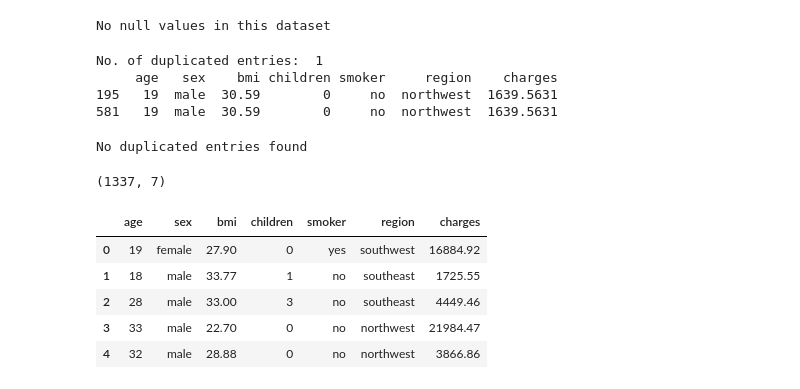
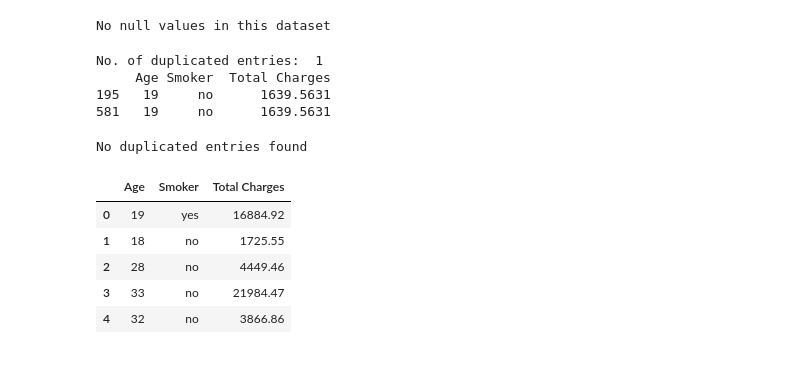
Before and after one commit to ubco-W2022T1-cosc301/project-group21, a Jupyter notebook: notebooks/analysis3a.ipynb, the cells around one changed output. Drawn from its saved outputs; the diff is of its cells as text; code cells hidden in the pictures.

```diff
--- a/notebooks/analysis3a.ipynb
+++ b/notebooks/analysis3a.ipynb
@@ -76,0 +88,5 @@ plt.yticks(rotation=0);
+# %%
+# I am only interested in the variables 'smoker', 'age', and 'charges' so I will be removing the other columns.
+dfNew = dfMain.drop(columns=['sex', 'bmi', 'children', 'region'])
+dfNew.rename(columns = {'age':'Age', 'smoker':'Smoker','charges':'Total Charges'}, inplace = True)
+dfNew
@@ -77,10 +127,7 @@ plt.yticks(rotation=0);
 # %%
 # set categorical data
-dfMain['sex'] = dfMain['sex'].astype('category')
-dfMain['children'] = dfMain['children'].astype('category')
-dfMain['smoker'] = dfMain['smoker'].astype('category')
-dfMain['region'] = dfMain['region'].astype('category')
-dfMain.info()
+dfNew['Smoker'] = dfNew['Smoker'].astype('category')
+dfNew.info()
 # %% [output]
 <class 'pandas.core.frame.DataFrame'>
 RangeIndex: 1338 entries, 0 to 1337
@@ -129,9 +154,9 @@ else:
 No null values in this dataset
 # %%
 # generate count statistics of duplicate entries
-if len(dfMain[dfMain.duplicated()]) > 0:
-    print("No. of duplicated entries: ", len(dfMain[dfMain.duplicated()]))
-    print(dfMain[dfMain.duplicated(keep=False)].sort_values(by=list(dfMain.columns)))
+if len(dfNew[dfNew.duplicated()]) > 0:
+    print("No. of duplicated entries: ", len(dfNew[dfNew.duplicated()]))
+    print(dfNew[dfNew.duplicated(keep=False)].sort_values(by=list(dfNew.columns)))
 else:
     print("No duplicated entries found")
 
@@ -141,9 +166,9 @@ else:
 # 581   19  male  30.59        0     no  northwest  1639.5631
 # %% [output]
 No. of duplicated entries:  1
-     age   sex    bmi children smoker     region    charges
-195   19  male  30.59        0     no  northwest  1639.5631
-581   19  male  30.59        0     no  northwest  1639.5631
+     Age Smoker  Total Charges
+195   19     no      1639.5631
+581   19     no      1639.5631
 # %%
 dfMain.drop_duplicates(inplace=True)
 
@@ -156,20 +181,14 @@ else:
 # Now there are no more duplicate entries.
 # %% [output]
 No duplicated entries found
-# %%
-dfMain.shape
-# Because of that one row of duplicate values being dropped, the new total number of rows are 1337.
-# %% [output]
-(1337, 7)
 # %%
 # Next, I will round all of my float point values to 2 decimal places for simplicity.
-dfMain['bmi'] = dfMain['bmi'].round(decimals = 2)
-dfMain['charges'] = dfMain['charges'].round(decimals = 2)
-dfMain.head()
+dfNew['Total Charges'] = dfNew['Total Charges'].round(decimals = 2)
+dfNew.head()
 # %% [output]
-|  | age | sex | bmi | children | smoker | region | charges |
-| 0 | 19 | female | 27.90 | 0 | yes | southwest | 16884.92 |
-| 1 | 18 | male | 33.77 | 1 | no | southeast | 1725.55 |
-| 2 | 28 | male | 33.00 | 3 | no | southeast | 4449.46 |
-| 3 | 33 | male | 22.70 | 0 | no | northwest | 21984.47 |
-| 4 | 32 | male | 28.88 | 0 | no | northwest | 3866.86 |
+|  | Age | Smoker | Total Charges |
+| 0 | 19 | yes | 16884.92 |
+| 1 | 18 | no | 1725.55 |
+| 2 | 28 | no | 4449.46 |
+| 3 | 33 | no | 21984.47 |
+| 4 | 32 | no | 3866.86 |
```
Also changed, not shown: parts of 25 cells of this notebook, 1 other file.
